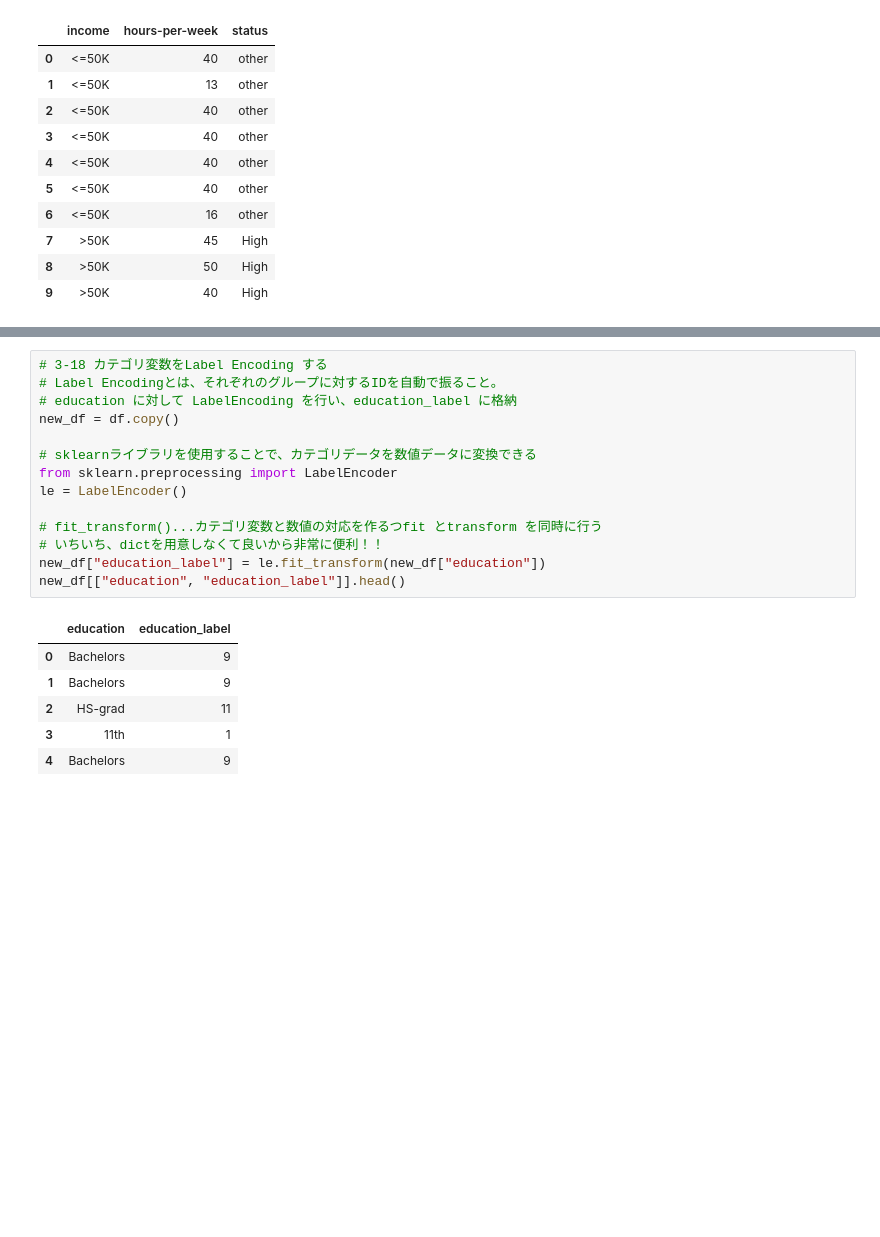
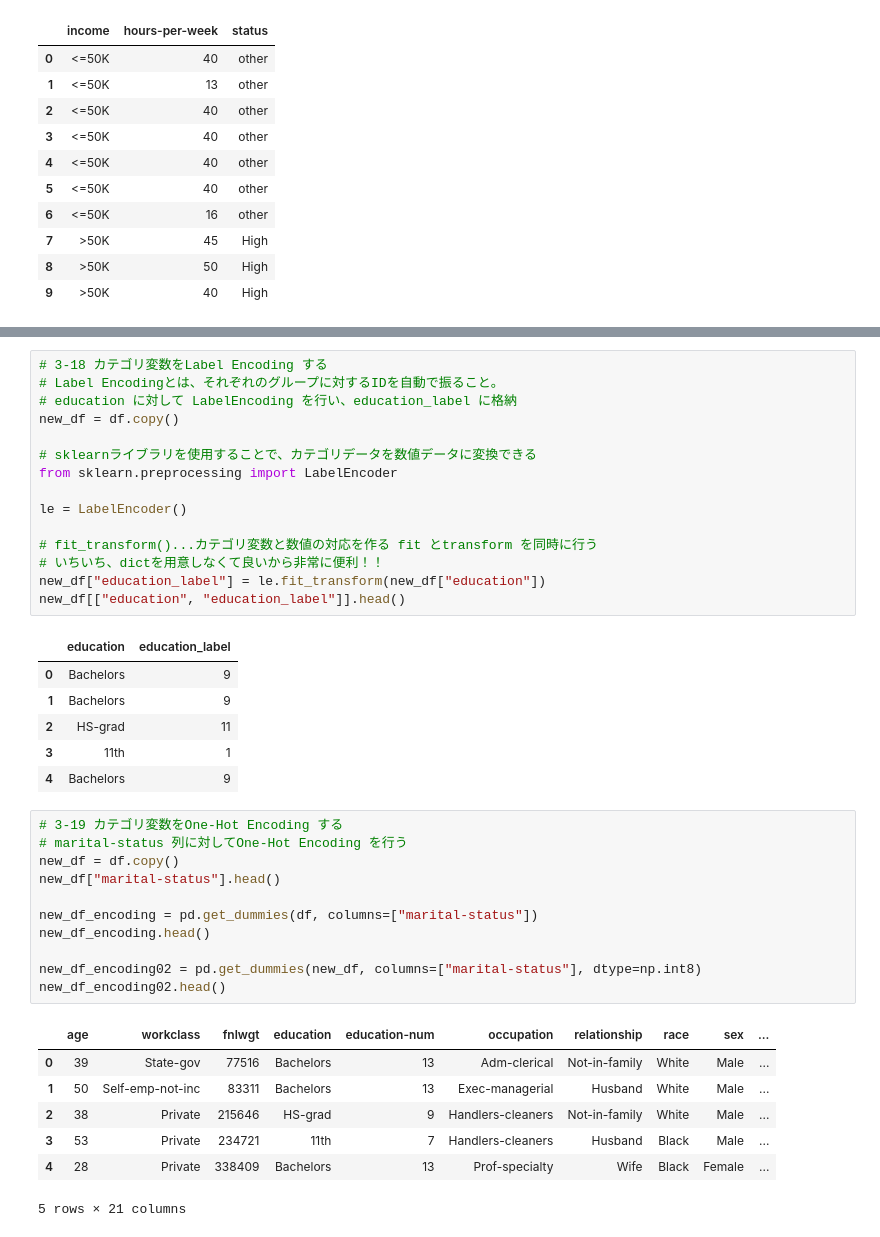
Before and after one commit to doremococo/python-bootcamp, a Jupyter notebook: chapter3.ipynb, the cells around one changed output, grey strips where cells are left out. Drawn from its saved outputs; the diff is of its cells as text; blank space fills up the shorter version.

```diff
--- a/chapter3.ipynb
+++ b/chapter3.ipynb
@@ -315,9 +315,10 @@ new_df = df.copy()
 
 # sklearnライブラリを使用することで、カテゴリデータを数値データに変換できる
 from sklearn.preprocessing import LabelEncoder
+
 le = LabelEncoder()
 
-# fit_transform()...カテゴリ変数と数値の対応を作るつfit とtransform を同時に行う
+# fit_transform()...カテゴリ変数と数値の対応を作る fit とtransform を同時に行う
 # いちいち、dictを用意しなくて良いから非常に便利！！
 new_df["education_label"] = le.fit_transform(new_df["education"])
 new_df[["education", "education_label"]].head()
@@ -328,3 +329,22 @@ new_df[["education", "education_label"]].head()
 | 2 | HS-grad | 11 |
 | 3 | 11th | 1 |
 | 4 | Bachelors | 9 |
+# %%
+# 3-19 カテゴリ変数をOne-Hot Encoding する
+# marital-status 列に対してOne-Hot Encoding を行う
+new_df = df.copy()
+new_df["marital-status"].head()
+
+new_df_encoding = pd.get_dummies(df, columns=["marital-status"])
+new_df_encoding.head()
+
+new_df_encoding02 = pd.get_dummies(new_df, columns=["marital-status"], dtype=np.int8)
+new_df_encoding02.head()
+# %% [output]
+|  | age | workclass | fnlwgt | education | education-num | occupation | relationship | race | sex | ... |
+| 0 | 39 | State-gov | 77516 | Bachelors | 13 | Adm-clerical | Not-in-family | White | Male | ... |
+| 1 | 50 | Self-emp-not-inc | 83311 | Bachelors | 13 | Exec-managerial | Husband | White | Male | ... |
+| 2 | 38 | Private | 215646 | HS-grad | 9 | Handlers-cleaners | Not-in-family | White | Male | ... |
+| 3 | 53 | Private | 234721 | 11th | 7 | Handlers-cleaners | Husband | Black | Male | ... |
+| 4 | 28 | Private | 338409 | Bachelors | 13 | Prof-specialty | Wife | Black | Female | ... |
+5 rows × 21 columns
```
Also changed, not shown: parts of 4 cells of this notebook.
